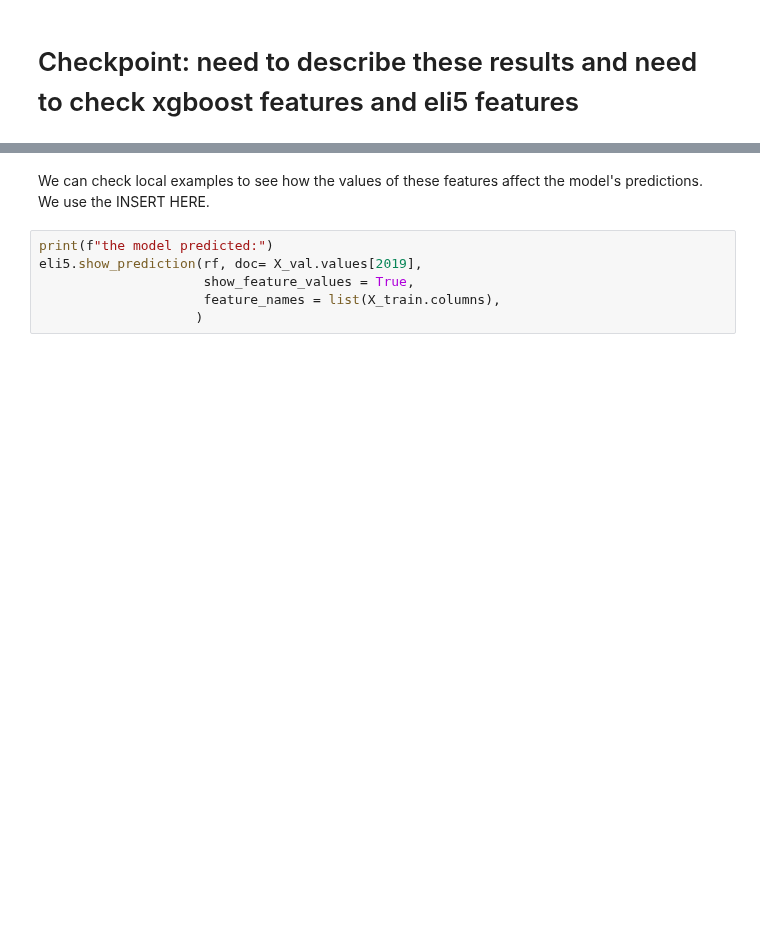
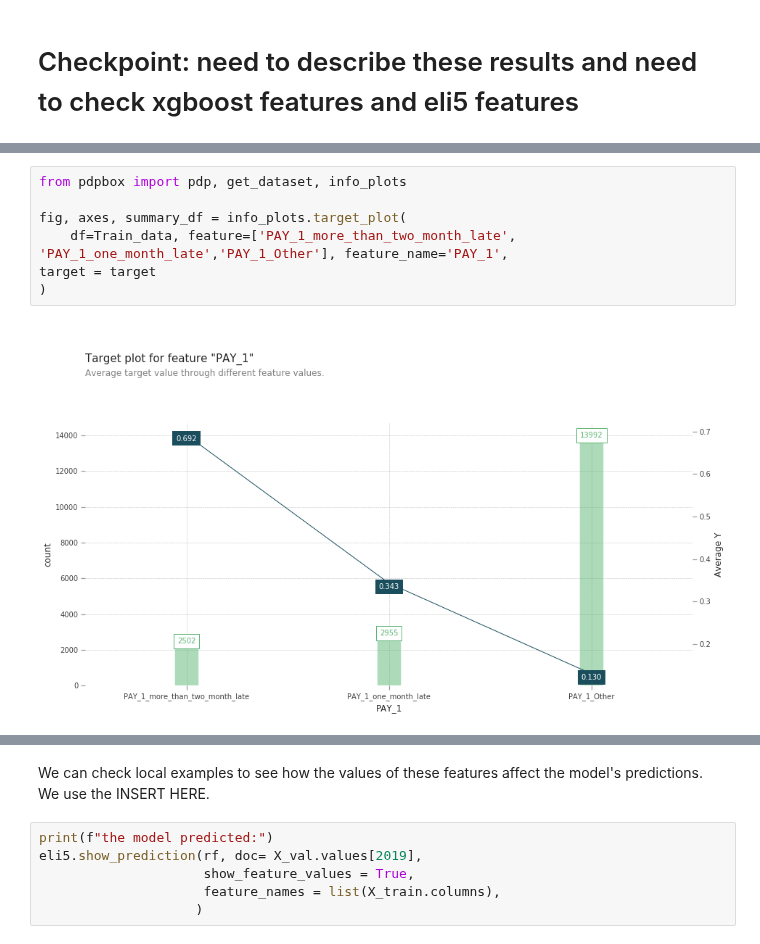
Before and after one commit to BA545-SP2019/2019-competition2-3-musketeers, a Jupyter notebook: Kevin/sequential_data_importance.ipynb, the cells around one changed output, grey strips where cells are left out. Saved outputs shown, nothing was run; the diff lists cells and outputs as text; blank space fills up the shorter version.

Commit message:
pdp plots starting

```diff
--- a/Kevin/sequential_data_importance.ipynb
+++ b/Kevin/sequential_data_importance.ipynb
@@ -326,0 +339,9 @@ Text(0,0.5,'Feature')
+# %%
+from pdpbox import pdp, get_dataset, info_plots
+
+fig, axes, summary_df = info_plots.target_plot(
+    df=Train_data, feature=['PAY_1_more_than_two_month_late', 'PAY_1_one_month_late','PAY_1_Other'], feature_name='PAY_1',
+target = target
+)
+# %% [output]
+[figure, added]
```
Also changed, not shown: parts of 12 cells of this notebook.
